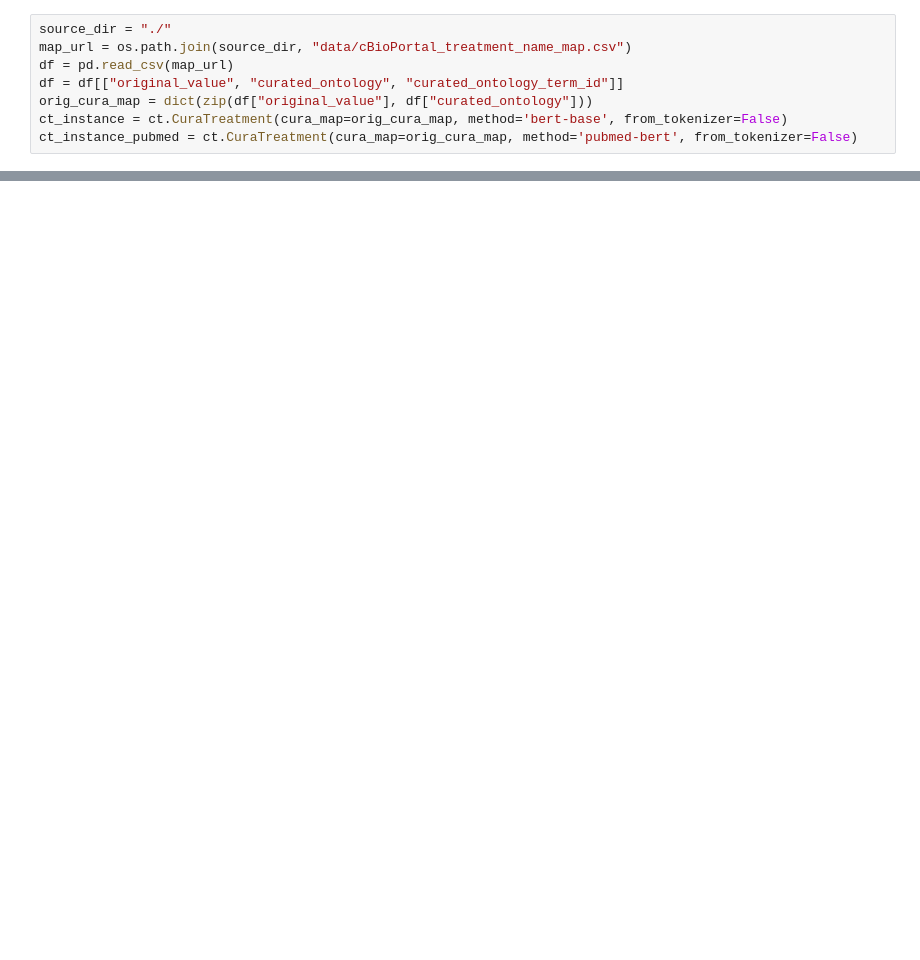
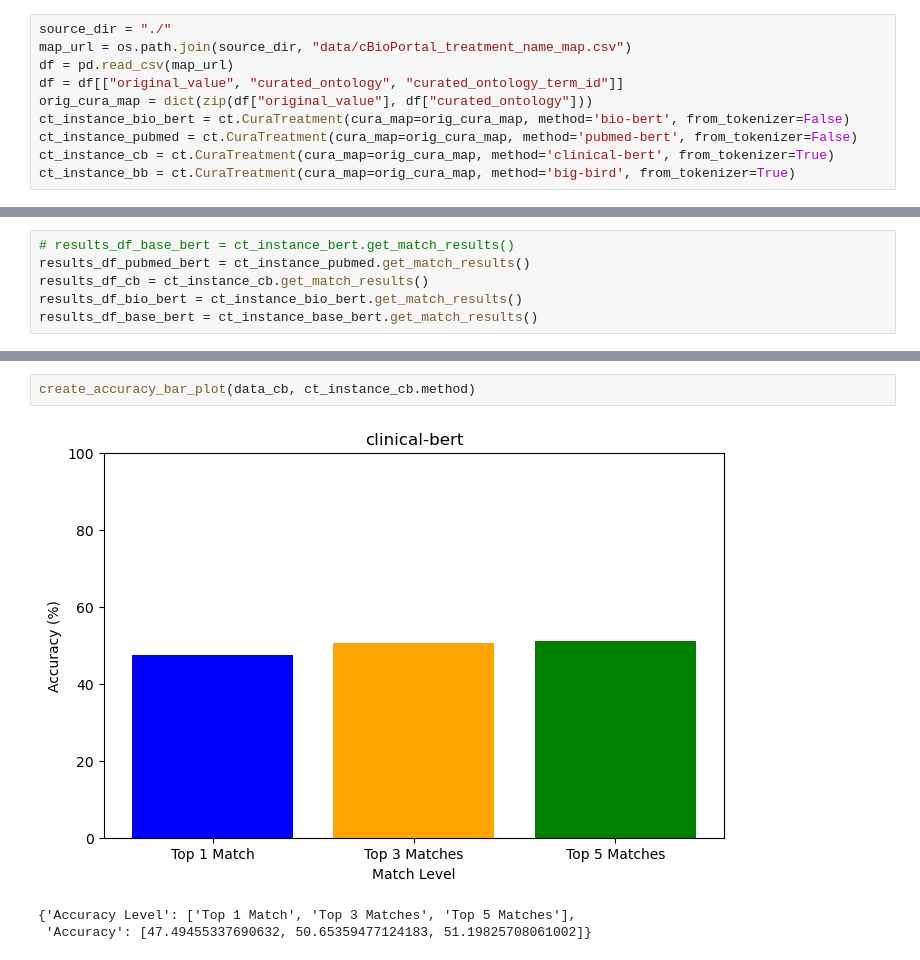
Before and after one commit to shbrief/MetaHarmonizer, a Jupyter notebook: explore_previous_work.ipynb, the cells around one changed output, grey strips where cells are left out. Cells and saved outputs as stored; diff of their text form; blank space fills up the shorter version.

```diff
--- a/explore_previous_work.ipynb
+++ b/explore_previous_work.ipynb
@@ -22,5 +61,7 @@ map_url = os.path.join(source_dir, "data/cBioPortal_treatment_name_map.csv")
 df = pd.read_csv(map_url)
 df = df[["original_value", "curated_ontology", "curated_ontology_term_id"]]
 orig_cura_map = dict(zip(df["original_value"], df["curated_ontology"]))
-ct_instance = ct.CuraTreatment(cura_map=orig_cura_map, method='bert-base', from_tokenizer=False)
+ct_instance_bio_bert = ct.CuraTreatment(cura_map=orig_cura_map, method='bio-bert', from_tokenizer=False)
 ct_instance_pubmed = ct.CuraTreatment(cura_map=orig_cura_map, method='pubmed-bert', from_tokenizer=False)
+ct_instance_cb = ct.CuraTreatment(cura_map=orig_cura_map, method='clinical-bert', from_tokenizer=True)
+ct_instance_bb = ct.CuraTreatment(cura_map=orig_cura_map, method='big-bird', from_tokenizer=True)
@@ -209,0 +87,6 @@ KeyboardInterrupt:
+# %%
+# results_df_base_bert = ct_instance_bert.get_match_results()
+results_df_pubmed_bert = ct_instance_pubmed.get_match_results()
+results_df_cb = ct_instance_cb.get_match_results()
+results_df_bio_bert = ct_instance_bio_bert.get_match_results()
+results_df_base_bert = ct_instance_base_bert.get_match_results()
@@ -209,0 +165,6 @@ KeyboardInterrupt:
+# %%
+create_accuracy_bar_plot(data_cb, ct_instance_cb.method)
+# %% [output]
+[figure, added]
+{'Accuracy Level': ['Top 1 Match', 'Top 3 Matches', 'Top 5 Matches'],
+ 'Accuracy': [47.49455337690632, 50.65359477124183, 51.19825708061002]}
```
Also changed, not shown: parts of 31 cells of this notebook.
